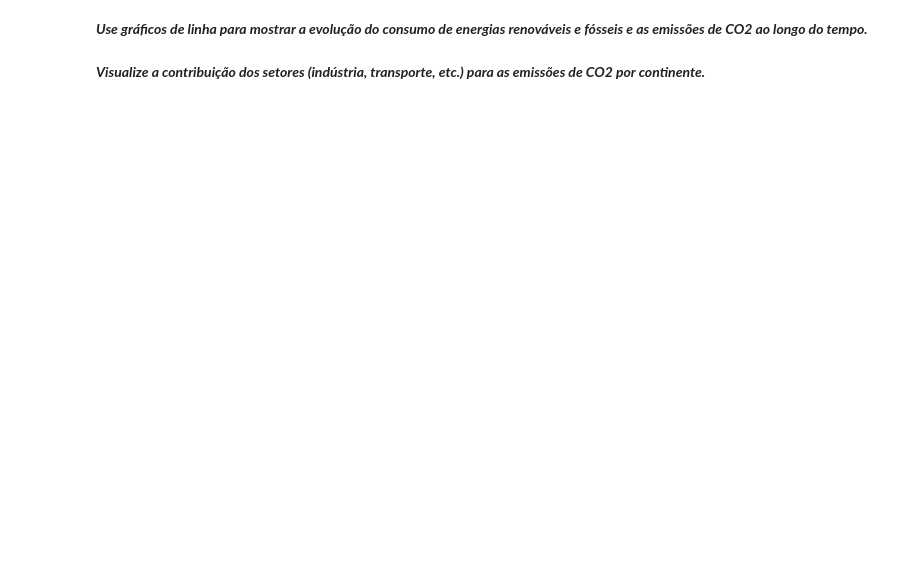
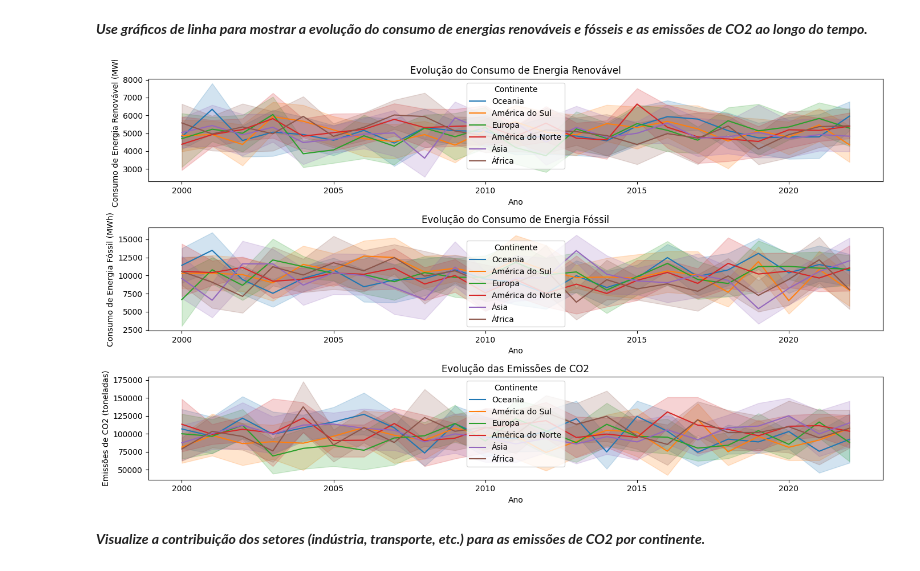
Before and after one commit to PedroHormann/gc-python-2024, a Jupyter notebook: aula08/exercicio20/exercicio20.ipynb, the cells around one changed output. Saved outputs shown, nothing was run; the diff lists cells and outputs as text; code cells hidden in the pictures; blank space fills up the shorter version.

```diff
--- a/aula08/exercicio20/exercicio20.ipynb
+++ b/aula08/exercicio20/exercicio20.ipynb
@@ -12,4 +34,30 @@ Faça um join entre os dados de consumo de energia e emissões de CO2 por país/
 # %% [markdown]
 ***Use gráficos de linha para mostrar a evolução do consumo de energias renováveis e fósseis e as emissões de CO2 ao longo do tempo.***
+# %%
+plt.figure(figsize=(14, 8))
+
+plt.subplot(3, 1, 1)
+sns.lineplot(data=df, x='Ano', y='Consumo_Energia_Renovável (MWh)', hue='Continente')
+plt.title('Evolução do Consumo de Energia Renovável')
+plt.xlabel('Ano')
+plt.ylabel('Consumo de Energia Renovável (MWh)')
+
+plt.subplot(3, 1, 2)
+sns.lineplot(data=df, x='Ano', y='Consumo_Energia_Fóssil (MWh)', hue='Continente')
+plt.title('Evolução do Consumo de Energia Fóssil')
+plt.xlabel('Ano')
+plt.ylabel('Consumo de Energia Fóssil (MWh)')
+
+plt.subplot(3, 1, 3)
+sns.lineplot(data=df, x='Ano', y='Emissões_CO2 (toneladas)', hue='Continente')
+plt.title('Evolução das Emissões de CO2')
+plt.xlabel('Ano')
+plt.ylabel('Emissões de CO2 (toneladas)')
+
+plt.tight_layout()
+
+plt.show()
+# %% [output]
+[figure, added]
 # %% [markdown]
 ***Visualize a contribuição dos setores (indústria, transporte, etc.) para as emissões de CO2 por continente.***
```
Also changed, not shown: parts of 8 cells of this notebook, 8 other files.
